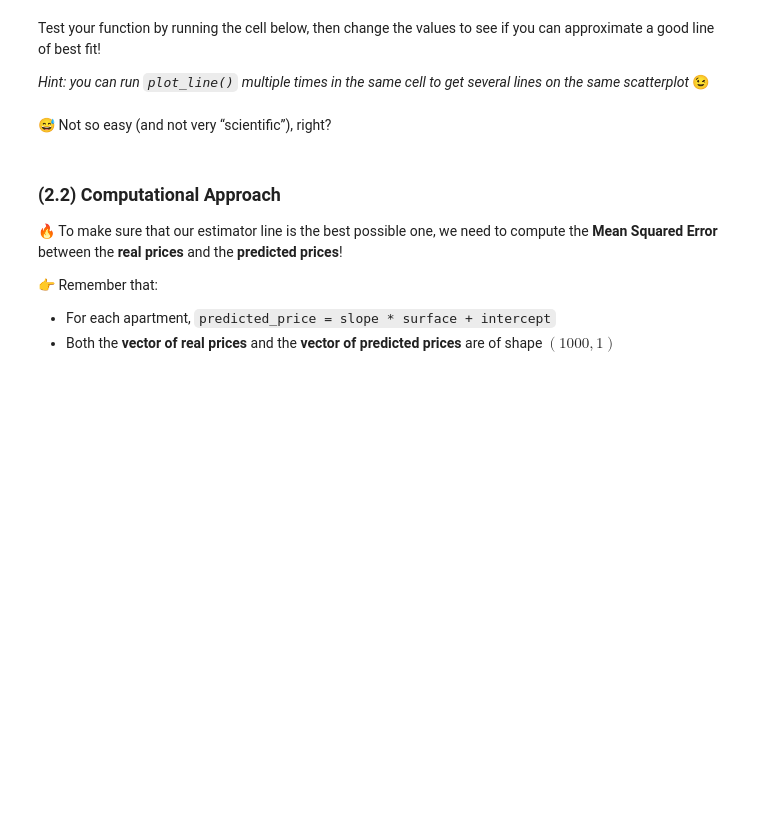
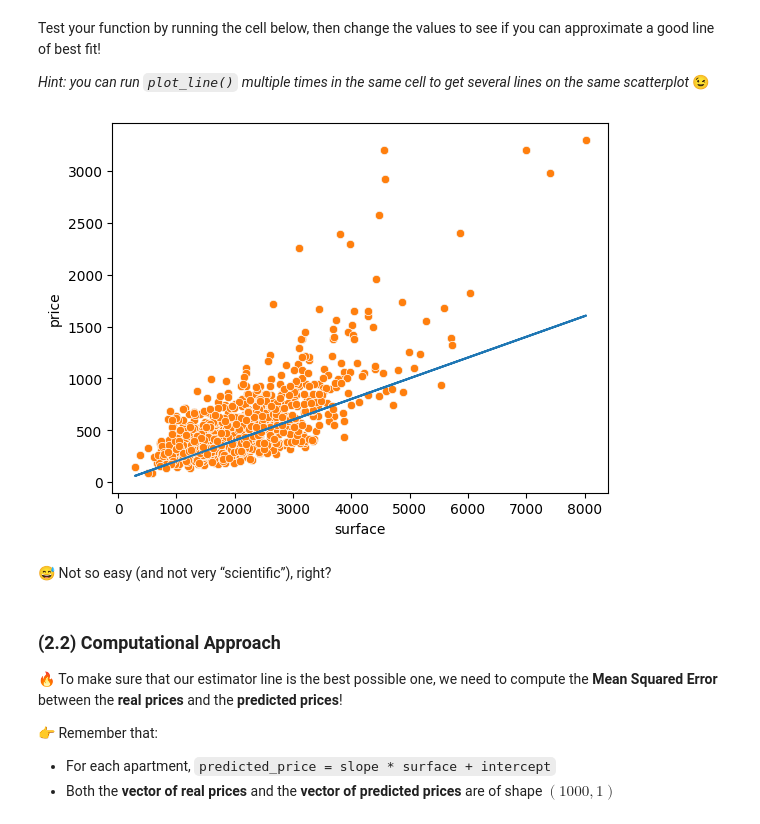
Before and after one commit to ParissaPeimaniyfard/data-real-estate-advanced-estimator, a Jupyter notebook: 02-real_estate_advanced_estimator.ipynb, the cells around one changed output. Saved outputs shown, nothing was run; the diff lists cells and outputs as text; code cells hidden in the pictures; blank space fills up the shorter version.

```diff
--- a/02-real_estate_advanced_estimator.ipynb
+++ b/02-real_estate_advanced_estimator.ipynb
@@ -182,18 +182,21 @@ def plot_line(data, slope, intercept):
 
     # Now create an array of predicted prices using the predicted prices formula above
     # Remember, we can do mathematical operations on an entire array at once!
-    y_pred = None
-
+    y_pred = (slope*x)+intercept
+    A= sns.scatterplot(x='surface', y='price', data= flats)
 
     # Finally, let's plot the line!
     plt.plot(x, y_pred);
+    plt.show()
 # %% [markdown]
 Test your function by running the cell below, then change the values to see if you can approximate a good line of best fit!
 
 *Hint: you can run `plot_line()` multiple times in the same cell to get several lines on the same scatterplot* 😉
 # %%
 sns.scatterplot(x="surface", y="price", data=flats)
-plot_line(flats, 1, 1)
+plot_line(flats, 0.2, 1)
+# %% [output]
+[figure, added]
 # %% [markdown]
 😅 Not so easy (and not very “scientific”), right?
 # %% [markdown]
```
Also changed, not shown: parts of 17 cells of this notebook, 1 other file.
